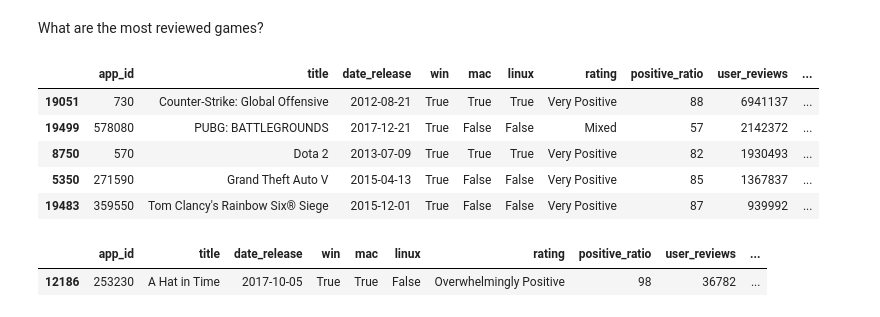
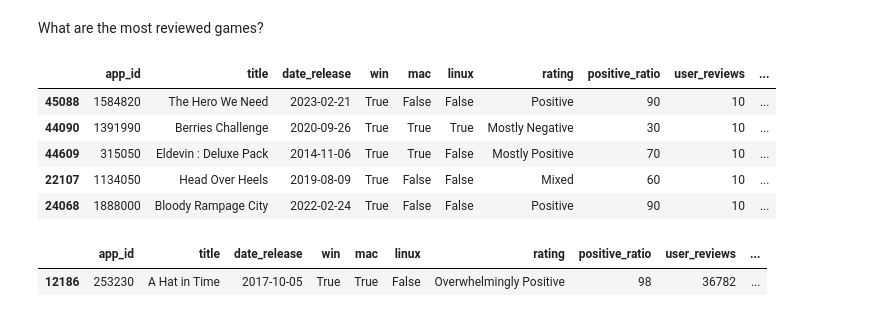
Before and after one commit to MitchellJC/game-rec, a Jupyter notebook: eda.ipynb, the cells around one changed output. Cells and saved outputs as stored; diff of their text form; code cells hidden in the pictures.

```diff
--- a/eda.ipynb
+++ b/eda.ipynb
@@ -40,14 +40,14 @@ games.describe()
 # %% [markdown]
 What are the most reviewed games?
 # %%
-games.sort_values(by=['user_reviews'], ascending=False).head(5)
+games.sort_values(by=['user_reviews'], ascending=True).head(5)
 # %% [output]
 |  | app_id | title | date_release | win | mac | linux | rating | positive_ratio | user_reviews | ... |
-| 19051 | 730 | Counter-Strike: Global Offensive | 2012-08-21 | True | True | True | Very Positive | 88 | 6941137 | ... |
-| 19499 | 578080 | PUBG: BATTLEGROUNDS | 2017-12-21 | True | False | False | Mixed | 57 | 2142372 | ... |
-| 8750 | 570 | Dota 2 | 2013-07-09 | True | True | True | Very Positive | 82 | 1930493 | ... |
-| 5350 | 271590 | Grand Theft Auto V | 2015-04-13 | True | False | False | Very Positive | 85 | 1367837 | ... |
-| 19483 | 359550 | Tom Clancy's Rainbow Six® Siege | 2015-12-01 | True | False | False | Very Positive | 87 | 939992 | ... |
+| 45088 | 1584820 | The Hero We Need | 2023-02-21 | True | False | False | Positive | 90 | 10 | ... |
+| 44090 | 1391990 | Berries Challenge | 2020-09-26 | True | True | True | Mostly Negative | 30 | 10 | ... |
+| 44609 | 315050 | Eldevin : Deluxe Pack | 2014-11-06 | True | True | False | Mostly Positive | 70 | 10 | ... |
+| 22107 | 1134050 | Head Over Heels | 2019-08-09 | True | False | False | Mixed | 60 | 10 | ... |
+| 24068 | 1888000 | Bloody Rampage City | 2022-02-24 | True | False | False | Positive | 90 | 10 | ... |
 # %%
 games[games['title'] == 'A Hat in Time']
 # %% [output]
```
Also changed, not shown: parts of 3 cells of this notebook, 1 other file.
